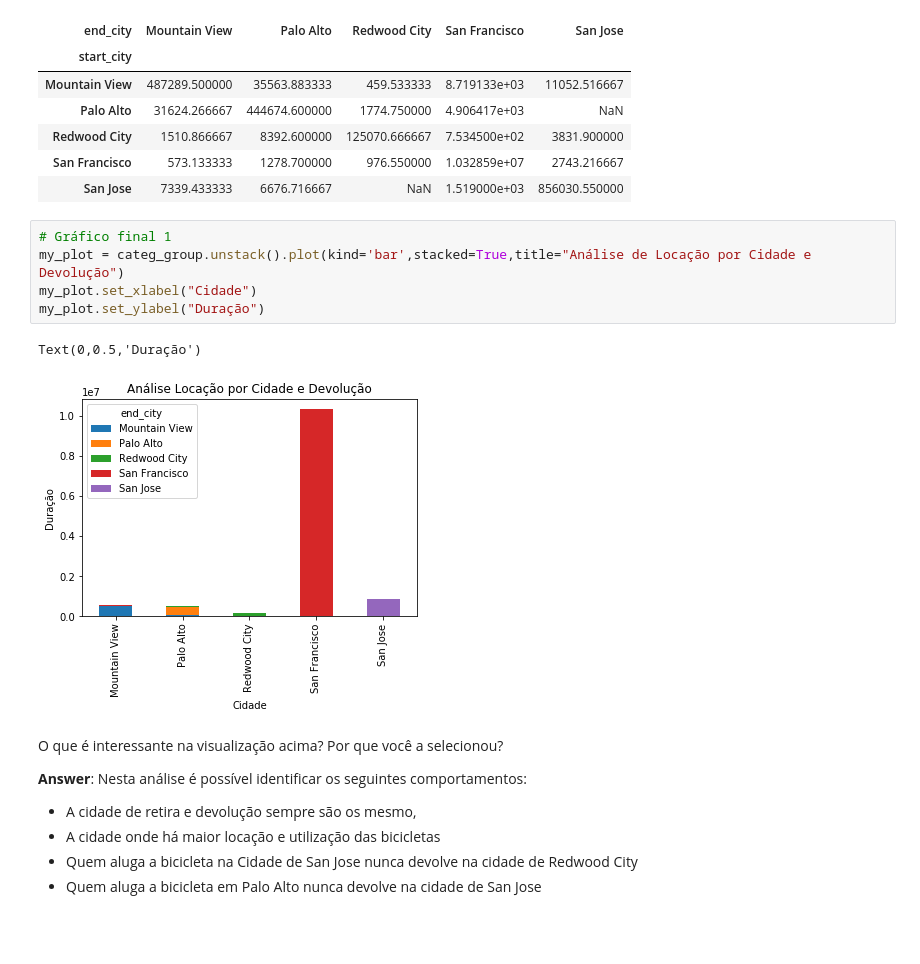
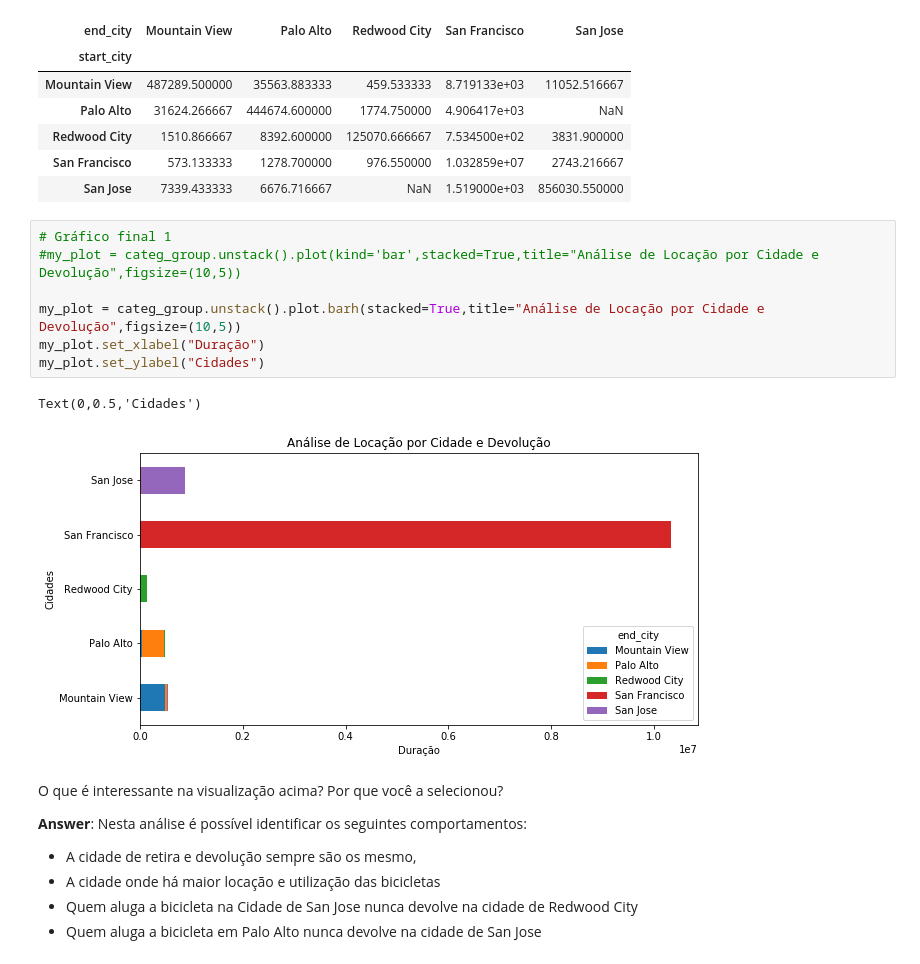
Before and after one commit to cglsoft/DataScience-FDSI, a Jupyter notebook: Semana 4 - Projeto/ndfdsi-bikeshareanalysis/Analise_Bay_Area_Bike_Share-NDFDSI.ipynb, the cells around one changed output. Cells and saved outputs as stored; diff of their text form; blank space fills up the shorter version.

```diff
--- a/Semana 4 - Projeto/ndfdsi-bikeshareanalysis/Analise_Bay_Area_Bike_Share-NDFDSI.ipynb
+++ b/Semana 4 - Projeto/ndfdsi-bikeshareanalysis/Analise_Bay_Area_Bike_Share-NDFDSI.ipynb
@@ -507,12 +507,14 @@ categ_group.unstack().head()
 | San Jose | 7339.433333 | 6676.716667 | NaN | 1.519000e+03 | 856030.550000 |
 # %%
 # Gráfico final 1
-my_plot = categ_group.unstack().plot(kind='bar',stacked=True,title="Análise de Locação por Cidade e Devolução")
-my_plot.set_xlabel("Cidade")
-my_plot.set_ylabel("Duração")
+#my_plot = categ_group.unstack().plot(kind='bar',stacked=True,title="Análise de Locação por Cidade e Devolução",figsize=(10,5))
+
+my_plot = categ_group.unstack().plot.barh(stacked=True,title="Análise de Locação por Cidade e Devolução",figsize=(10,5))
+my_plot.set_xlabel("Duração")
+my_plot.set_ylabel("Cidades")
 # %% [output]
-Text(0,0.5,'Duração')
+Text(0,0.5,'Cidades')
-[figure, old version]
+[figure, new version]
 # %% [markdown]
 O que é interessante na visualização acima? Por que você a selecionou?
 
```
Also changed, not shown: parts of 2 cells of this notebook, 4 other files.
